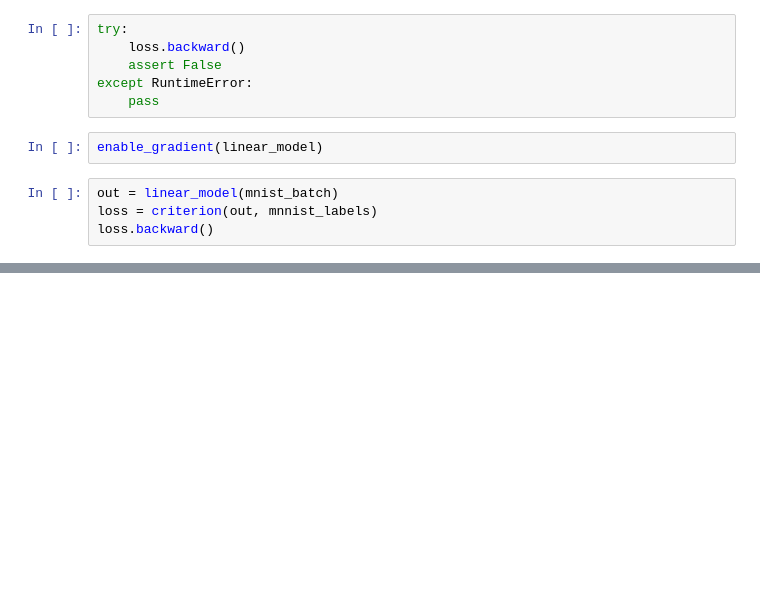
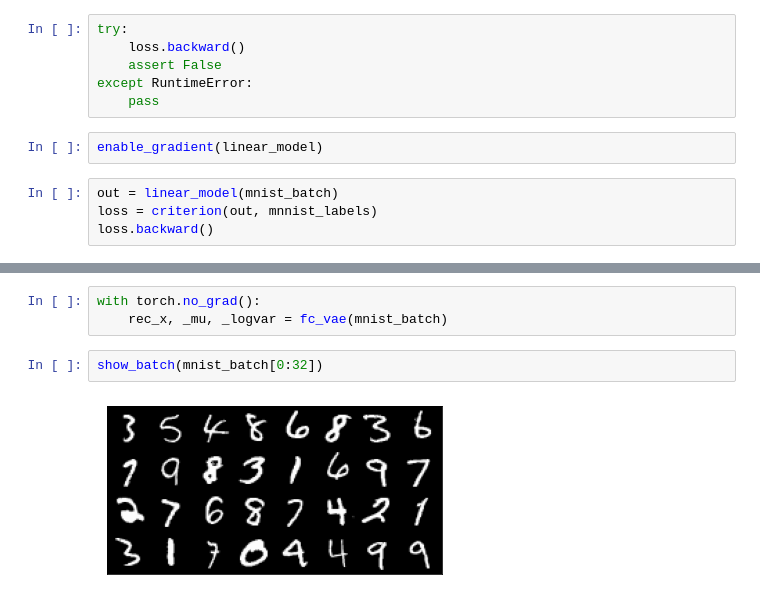
Before and after one commit to oliveradk/cult, a Jupyter notebook: 00c_core.utils.ipynb, the cells around one changed output, grey strips where cells are left out. Saved outputs shown, nothing was run; the diff lists cells and outputs as text; blank space fills up the shorter version.

```diff
--- a/00c_core.utils.ipynb
+++ b/00c_core.utils.ipynb
@@ -180,0 +201,7 @@ loss.backward()
+# %%
+with torch.no_grad():
+    rec_x, _mu, _logvar = fc_vae(mnist_batch)
+# %%
+show_batch(mnist_batch[0:32])
+# %% [output]
+[figure, added]
```
Also changed, not shown: parts of 12 cells of this notebook, 2 other files.
